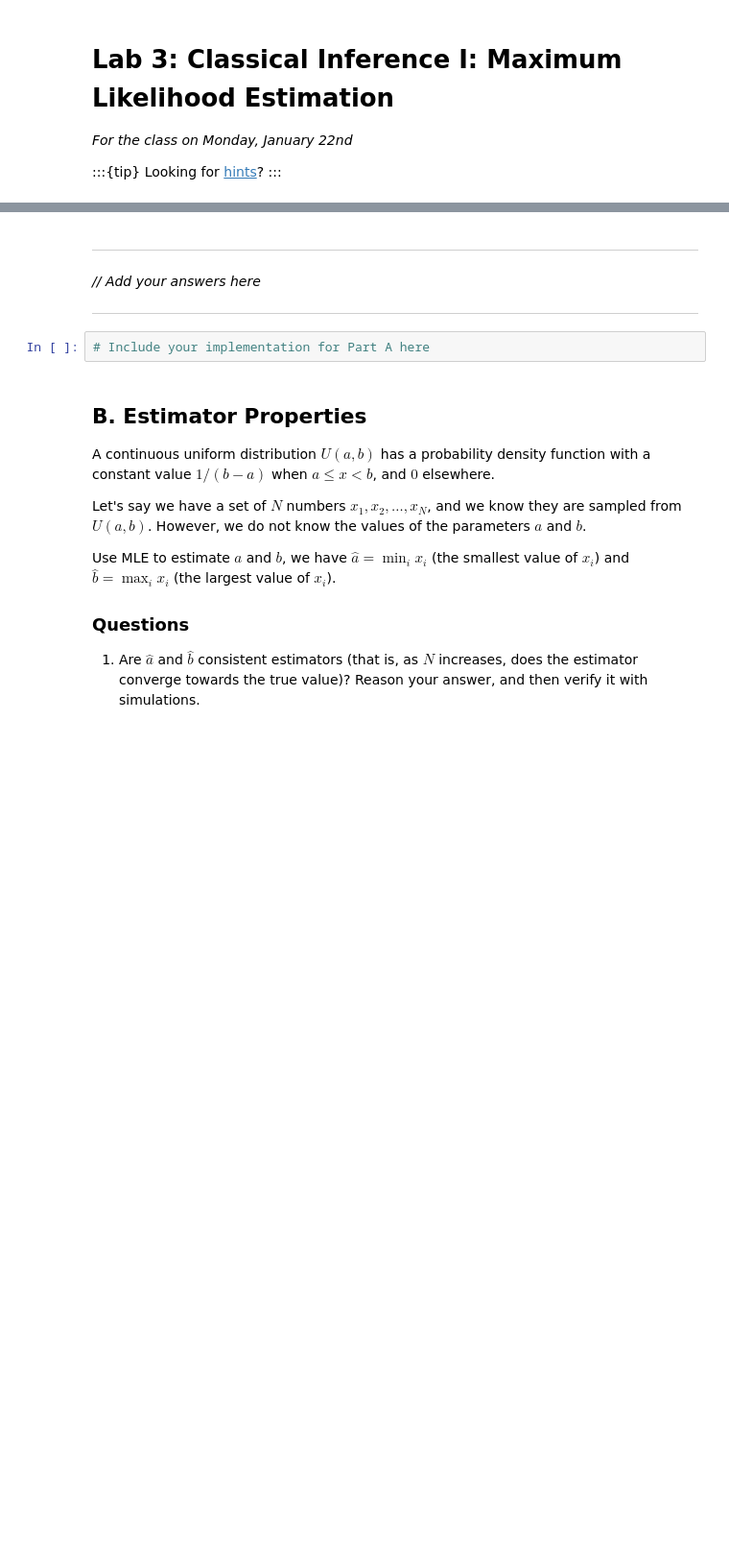
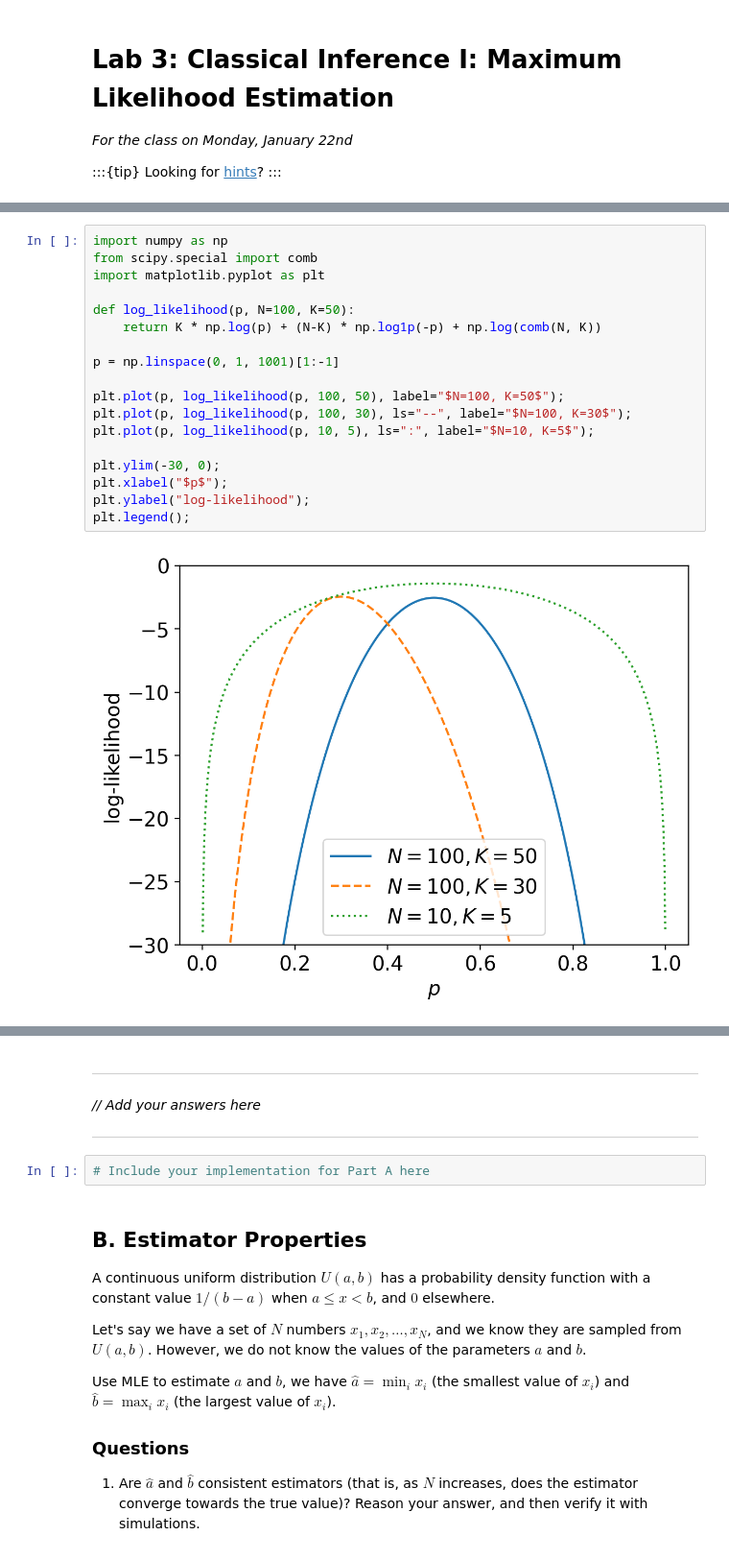
Before and after one commit to yymao/phys7730, a Jupyter notebook: labs/03.ipynb, the cells around one changed output, grey strips where cells are left out. Shown at 96% size. Cells and saved outputs as stored; diff of their text form; blank space fills up the shorter version.

```diff
--- a/labs/03.ipynb
+++ b/labs/03.ipynb
@@ -8,0 +17,20 @@ Looking for [hints](../labs-extra/03)?
+# %%
+import numpy as np
+from scipy.special import comb
+import matplotlib.pyplot as plt
+
+def log_likelihood(p, N=100, K=50):
+    return K * np.log(p) + (N-K) * np.log1p(-p) + np.log(comb(N, K))
+
+p = np.linspace(0, 1, 1001)[1:-1]
+
+plt.plot(p, log_likelihood(p, 100, 50), label="$N=100, K=50$");
+plt.plot(p, log_likelihood(p, 100, 30), ls="--", label="$N=100, K=30$");
+plt.plot(p, log_likelihood(p, 10, 5), ls=":", label="$N=10, K=5$");
+
+plt.ylim(-30, 0);
+plt.xlabel("$p$");
+plt.ylabel("log-likelihood");
+plt.legend();
+# %% [output]
+[figure, added]
```
Also changed, not shown: parts of 3 cells of this notebook.
